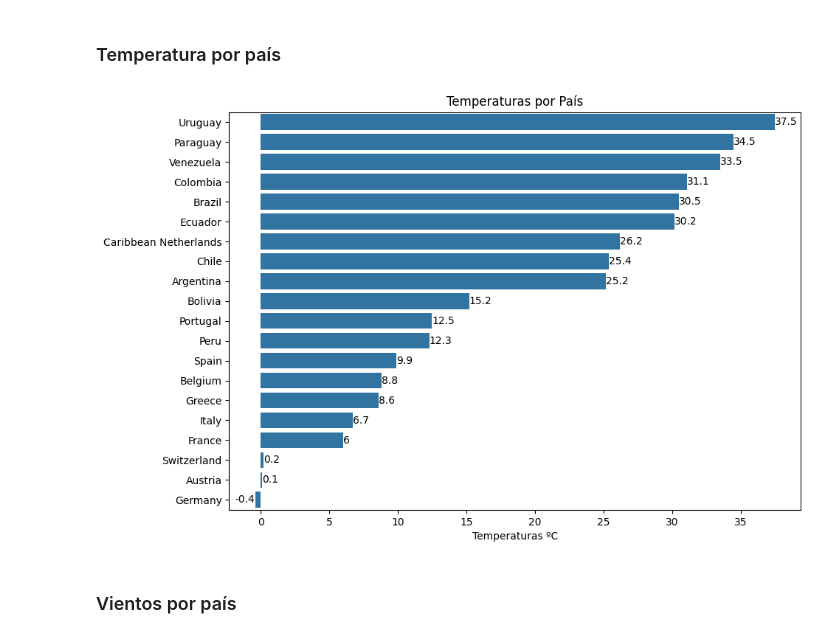
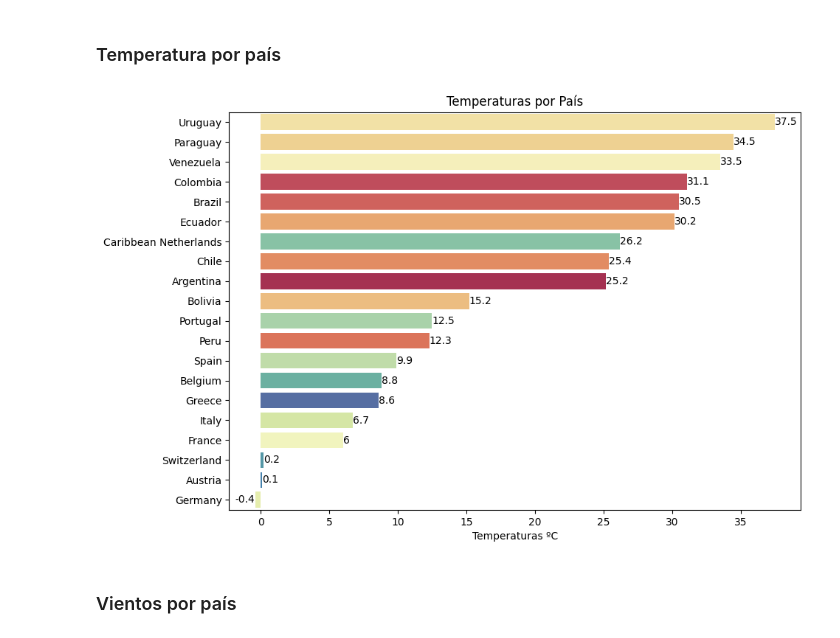
Before and after one commit to stefifm/discys_python_notebooks, a Jupyter notebook: notebook_3.ipynb, the cells around one changed output. Saved outputs shown, nothing was run; the diff lists cells and outputs as text; code cells hidden in the pictures.

```diff
--- a/notebook_3.ipynb
+++ b/notebook_3.ipynb
@@ -343,17 +344,17 @@ plt.show()
 # %%
 # Gráfico de barras de temperaturas por país
 orden = df_countries.sort_values('temperatures', ascending=False)['name']
 plt.figure(figsize=(10,7))
-ax1 = sns.barplot(data=df_countries, x='temperatures', y='name', order=orden)
+ax1 = sns.barplot(data=df_countries, x='temperatures', y='name', order=orden, hue='name', palette="Spectral")
 for container in ax1.containers:
   ax1.bar_label(container)
 
 plt.title('Temperaturas por País')
 plt.ylabel('')
 plt.xlabel('Temperaturas ºC')
 plt.show()
 # %% [output]
-[figure, old version]
+[figure, new version]
 # %% [markdown]
 ### Vientos por país
 # %%
```
Also changed, not shown: parts of 7 cells of this notebook.
